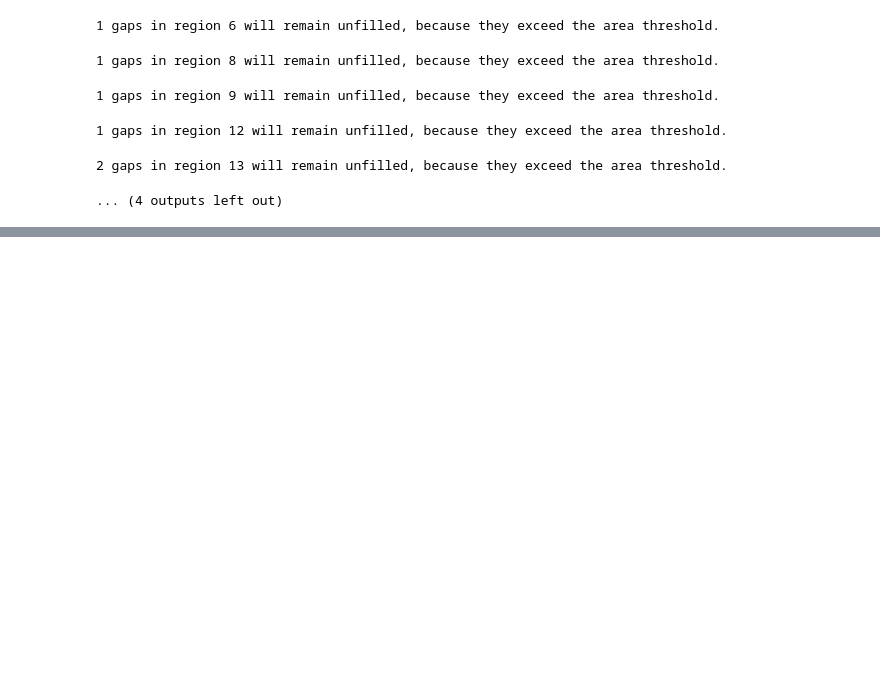
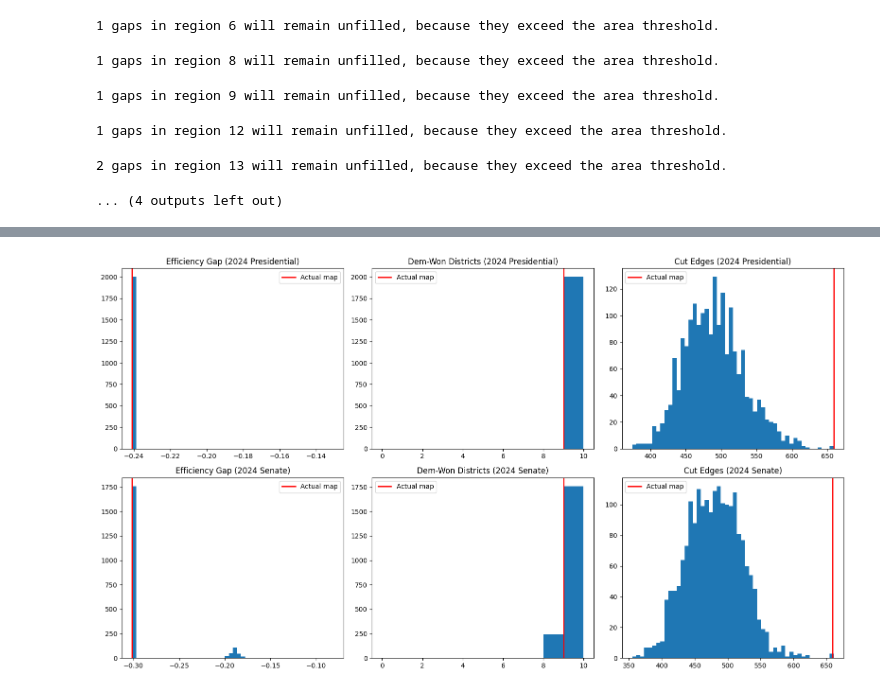
Before and after one commit to WeeWolfG/CS464-final-project, a Jupyter notebook: MAUP.ipynb, the cells around one changed output, grey strips where cells are left out. Saved outputs shown, nothing was run; the diff lists cells and outputs as text; code cells hidden in the pictures; blank space fills up the shorter version.

```diff
--- a/MAUP.ipynb
+++ b/MAUP.ipynb
@@ -110,3 +126,16 @@ print(final_df["CD"].dropna().unique())
+# %%
+DEM_COL_1 = "G24PREDHAR"   # 2024 President - Harris (Democrat)
+REP_COL_1 = "G24PRERTRU"   # 2024 President - Trump (Republican)
+
+DEM_COL_2 = "G24USSDWAR"   # 2024 US Senate - Democrat
+REP_COL_2 = "G24USSRDEA"   # 2024 US Senate - Republican
+
+# Second election columns already exist in final_df — no file loading needed
+# election2_path = ...
+# elec2_df = ...
+# final_df[DEM_COL_2] = ...
+# final_df[REP_COL_2] = ...
+# final_df.to_file(...)
 # %%
 # gerrychain imports
 import networkx as nx
@@ -258,0 +421,40 @@ print("cut edges from short run:", cutedge_ensemble)
+# %%
+fig, axes = plt.subplots(2, 3, figsize=(16, 9))
+
+# Row 1: 2024 Presidential
+axes[0][0].hist(eg1, bins=50)
+axes[0][0].axvline(actual_eg1, color='red', linewidth=2, label='Actual map')
+axes[0][0].set_title("Efficiency Gap (2024 Presidential)")
+axes[0][0].legend()
+
+axes[0][1].hist(dem_won1, bins=range(0, 11))
+axes[0][1].axvline(actual_dem_won1, color='red', linewidth=2, label='Actual map')
+axes[0][1].set_title("Dem-Won Districts (2024 Presidential)")
+axes[0][1].legend()
+
+axes[0][2].hist(cutedges1, bins=50)
+axes[0][2].axvline(actual_cutedges, color='red', linewidth=2, label='Actual map')
+axes[0][2].set_title("Cut Edges (2024 Presidential)")
+axes[0][2].legend()
+
+# Row 2: 2024 Senate
+axes[1][0].hist(eg2, bins=50)
+axes[1][0].axvline(actual_eg2, color='red', linewidth=2, label='Actual map')
+axes[1][0].set_title("Efficiency Gap (2024 Senate)")
+axes[1][0].legend()
+
+axes[1][1].hist(dem_won2, bins=range(0, 11))
+axes[1][1].axvline(actual_dem_won2, color='red', linewidth=2, label='Actual map')
+axes[1][1].set_title("Dem-Won Districts (2024 Senate)")
+axes[1][1].legend()
+
+axes[1][2].hist(cutedges2, bins=50)
+axes[1][2].axvline(actual_cutedges, color='red', linewidth=2, label='Actual map')
+axes[1][2].set_title("Cut Edges (2024 Senate)")
+axes[1][2].legend()
+
+plt.tight_layout()
+plt.savefig("histograms.png", dpi=150)
+plt.show()
+# %% [output]
+[figure, added]
```
Also changed, not shown: parts of 12 cells of this notebook.
